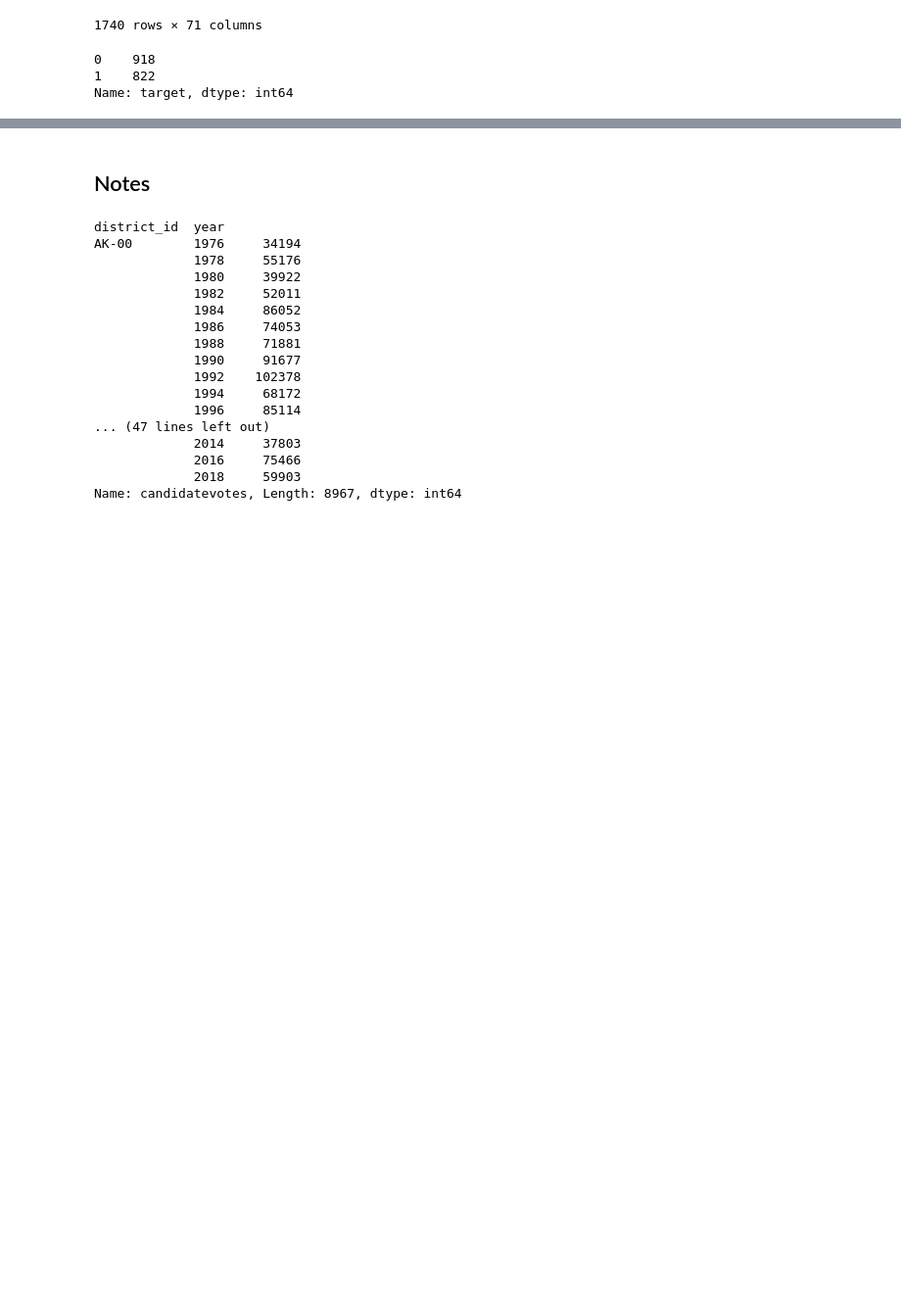
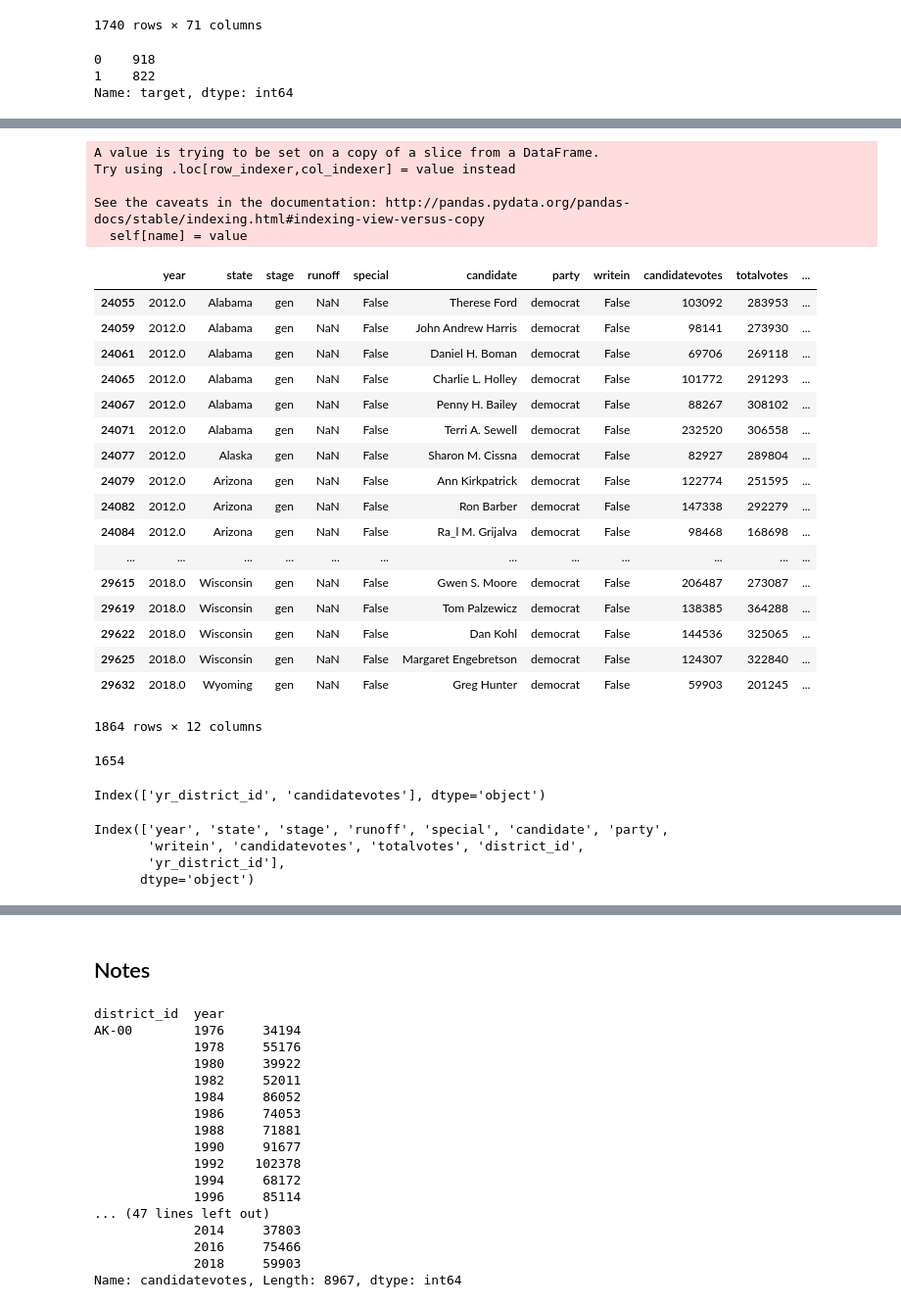
Before and after one commit to phoebetwong/2020-predictions, a Jupyter notebook: notebooks/02_processing/VoteCount_Cleaning_Features_PW.ipynb, the cells around one changed output, grey strips where cells are left out. Shown: that part at 98% size. Cells and saved outputs as stored; diff of their text form; code cells hidden in the pictures; blank space fills up the shorter version.

```diff
--- a/notebooks/02_processing/VoteCount_Cleaning_Features_PW.ipynb
+++ b/notebooks/02_processing/VoteCount_Cleaning_Features_PW.ipynb
@@ -675,0 +669,30 @@ Name: target, dtype: int64
+# %%
+dem_vote_df.year = dem_vote_df.year.astype(float).fillna(0.0)
+# %% [output]
+A value is trying to be set on a copy of a slice from a DataFrame.
+Try using .loc[row_indexer,col_indexer] = value instead
+
+See the caveats in the documentation: http://pandas.pydata.org/pandas-docs/stable/indexing.html#indexing-view-versus-copy
+  self[name] = value
+# %%
+dem_vote_1218_df = dem_vote_df[dem_vote_df.year > 2010]
+dem_vote_1218_df
+# %% [output]
+|  | year | state | stage | runoff | special | candidate | party | writein | candidatevotes | totalvotes | ... |
+| 24055 | 2012.0 | Alabama | gen | NaN | False | Therese Ford | democrat | False | 103092 | 283953 | ... |
+| 24059 | 2012.0 | Alabama | gen | NaN | False | John Andrew Harris | democrat | False | 98141 | 273930 | ... |
+| 24061 | 2012.0 | Alabama | gen | NaN | False | Daniel H. Boman | democrat | False | 69706 | 269118 | ... |
+| 24065 | 2012.0 | Alabama | gen | NaN | False | Charlie L. Holley | democrat | False | 101772 | 291293 | ... |
+| 24067 | 2012.0 | Alabama | gen | NaN | False | Penny H. Bailey | democrat | False | 88267 | 308102 | ... |
+| 24071 | 2012.0 | Alabama | gen | NaN | False | Terri A. Sewell | democrat | False | 232520 | 306558 | ... |
+| 24077 | 2012.0 | Alaska | gen | NaN | False | Sharon M. Cissna | democrat | False | 82927 | 289804 | ... |
+| 24079 | 2012.0 | Arizona | gen | NaN | False | Ann Kirkpatrick | democrat | False | 122774 | 251595 | ... |
+| 24082 | 2012.0 | Arizona | gen | NaN | False | Ron Barber | democrat | False | 147338 | 292279 | ... |
+| 24084 | 2012.0 | Arizona | gen | NaN | False | Ra_l M. Grijalva | democrat | False | 98468 | 168698 | ... |
+| ... | ... | ... | ... | ... | ... | ... | ... | ... | ... | ... | ... |
+| 29615 | 2018.0 | Wisconsin | gen | NaN | False | Gwen S. Moore | democrat | False | 206487 | 273087 | ... |
+| 29619 | 2018.0 | Wisconsin | gen | NaN | False | Tom Palzewicz | democrat | False | 138385 | 364288 | ... |
+| 29622 | 2018.0 | Wisconsin | gen | NaN | False | Dan Kohl | democrat | False | 144536 | 325065 | ... |
+| 29625 | 2018.0 | Wisconsin | gen | NaN | False | Margaret Engebretson | democrat | False | 124307 | 322840 | ... |
+| 29632 | 2018.0 | Wyoming | gen | NaN | False | Greg Hunter | democrat | False | 59903 | 201245 | ... |
+1864 rows × 12 columns
@@ -675,0 +703,15 @@ Name: target, dtype: int64
+# %%
+len(top_dem_vote)
+# %% [output]
+1654
+# %%
+top_dem_vote.columns
+# %% [output]
+Index(['yr_district_id', 'candidatevotes'], dtype='object')
+# %%
+df.columns
+# %% [output]
+Index(['year', 'state', 'stage', 'runoff', 'special', 'candidate', 'party',
+       'writein', 'candidatevotes', 'totalvotes', 'district_id',
+       'yr_district_id'],
+      dtype='object')
```
Also changed, not shown: parts of 40 cells of this notebook, 1 other file.
